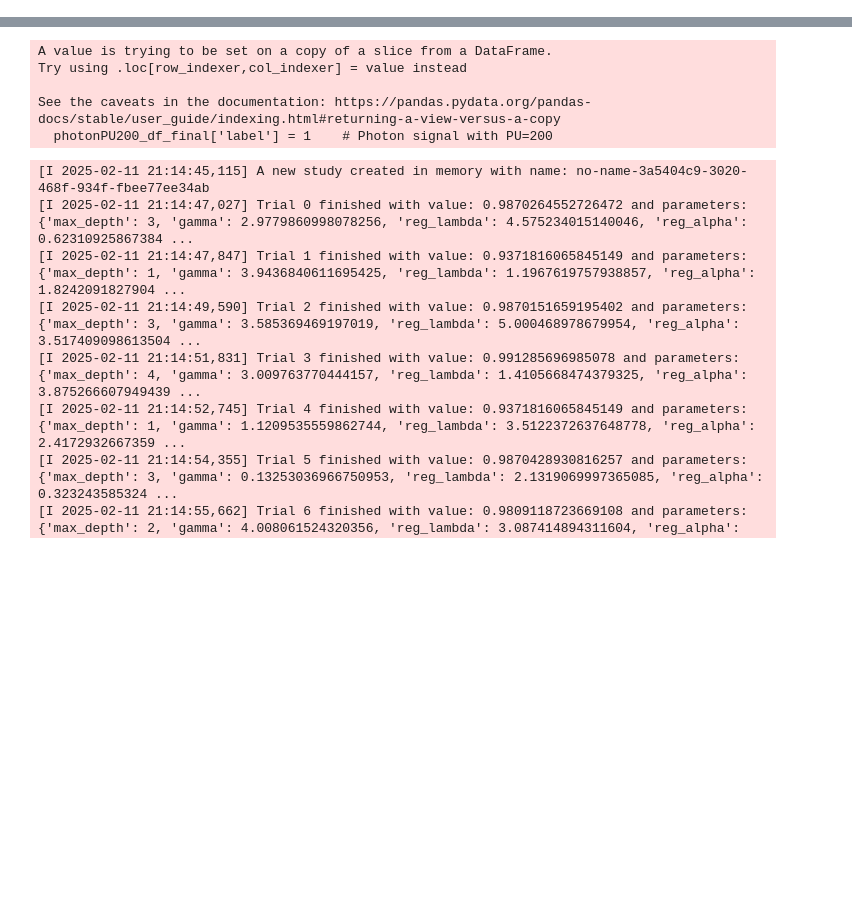
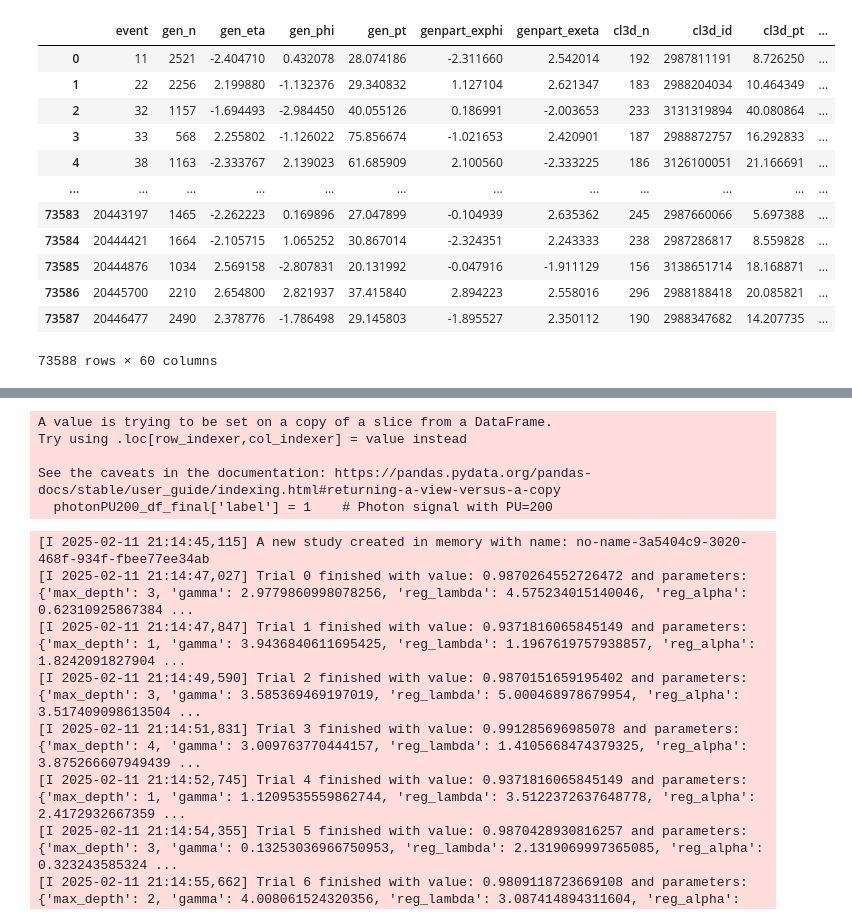
Before and after one commit to tdebnath16/shower_shape_studies, a Jupyter notebook: showershapestudies.ipynb, the cells around one changed output, grey strips where cells are left out. Saved outputs shown, nothing was run; the diff lists cells and outputs as text; code cells hidden in the pictures; blank space fills up the shorter version.

```diff
--- a/showershapestudies.ipynb
+++ b/showershapestudies.ipynb
@@ -115,0 +116,16 @@ photonPU200_df_filtered = filter_by_delta_r(photonPU200_df)
+# %%
+qcdPU200_df_filtered
+# %% [output]
+|  | event | gen_n | gen_eta | gen_phi | gen_pt | genpart_exphi | genpart_exeta | cl3d_n | cl3d_id | cl3d_pt | ... |
+| 0 | 11 | 2521 | -2.404710 | 0.432078 | 28.074186 | -2.311660 | 2.542014 | 192 | 2987811191 | 8.726250 | ... |
+| 1 | 22 | 2256 | 2.199880 | -1.132376 | 29.340832 | 1.127104 | 2.621347 | 183 | 2988204034 | 10.464349 | ... |
+| 2 | 32 | 1157 | -1.694493 | -2.984450 | 40.055126 | 0.186991 | -2.003653 | 233 | 3131319894 | 40.080864 | ... |
+| 3 | 33 | 568 | 2.255802 | -1.126022 | 75.856674 | -1.021653 | 2.420901 | 187 | 2988872757 | 16.292833 | ... |
+| 4 | 38 | 1163 | -2.333767 | 2.139023 | 61.685909 | 2.100560 | -2.333225 | 186 | 3126100051 | 21.166691 | ... |
+| ... | ... | ... | ... | ... | ... | ... | ... | ... | ... | ... | ... |
+| 73583 | 20443197 | 1465 | -2.262223 | 0.169896 | 27.047899 | -0.104939 | 2.635362 | 245 | 2987660066 | 5.697388 | ... |
+| 73584 | 20444421 | 1664 | -2.105715 | 1.065252 | 30.867014 | -2.324351 | 2.243333 | 238 | 2987286817 | 8.559828 | ... |
+| 73585 | 20444876 | 1034 | 2.569158 | -2.807831 | 20.131992 | -0.047916 | -1.911129 | 156 | 3138651714 | 18.168871 | ... |
+| 73586 | 20445700 | 2210 | 2.654800 | 2.821937 | 37.415840 | 2.894223 | 2.558016 | 296 | 2988188418 | 20.085821 | ... |
+| 73587 | 20446477 | 2490 | 2.378776 | -1.786498 | 29.145803 | -1.895527 | 2.350112 | 190 | 2988347682 | 14.207735 | ... |
+73588 rows × 60 columns
```
Also changed, not shown: parts of 16 cells of this notebook, 11 other files.
